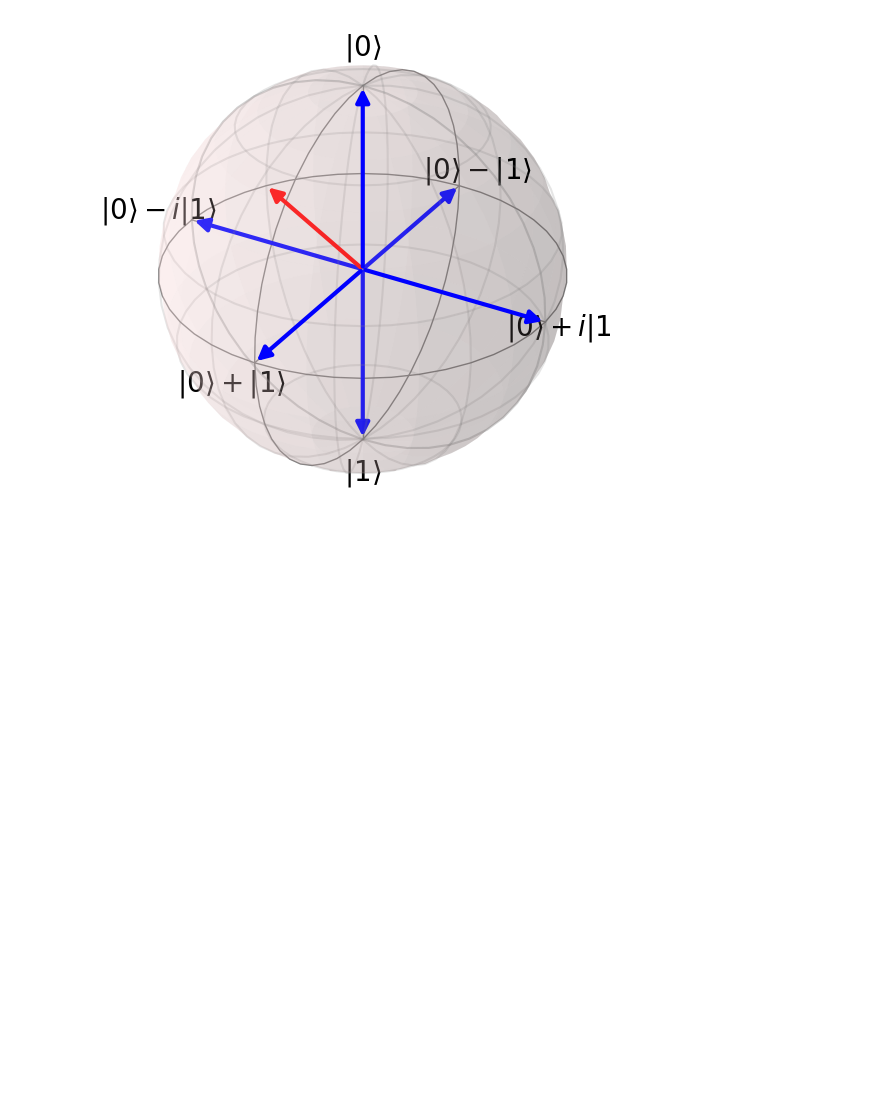
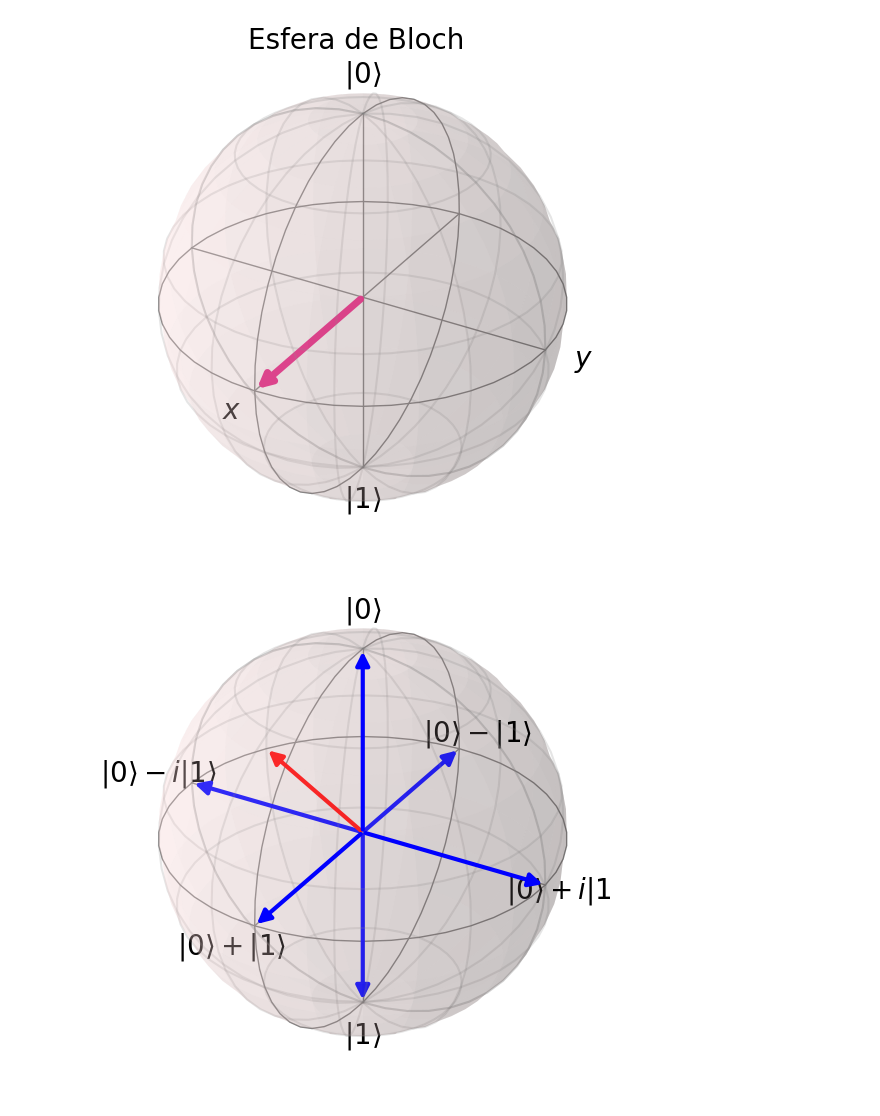
Before and after one commit to yonahirakawa/qiskit-iniciantes, a Jupyter notebook: esfera-bloch.ipynb, the cells around one changed output. Saved outputs shown, nothing was run; the diff lists cells and outputs as text; code cells hidden in the pictures; blank space fills up the shorter version.

```diff
--- a/esfera-bloch.ipynb
+++ b/esfera-bloch.ipynb
@@ -1,3 +18,9 @@
+# %%
+from qiskit.visualization import plot_bloch_vector
+
+plot_bloch_vector([1,0,0], title="Esfera de Bloch")
+# %% [output]
+[figure, added]
 # %%
 from qiskit.visualization import plot_bloch_vector, bloch
 from matplotlib.pyplot import text
```
Also changed, not shown: parts of 1 cell of this notebook, 4 other files.
